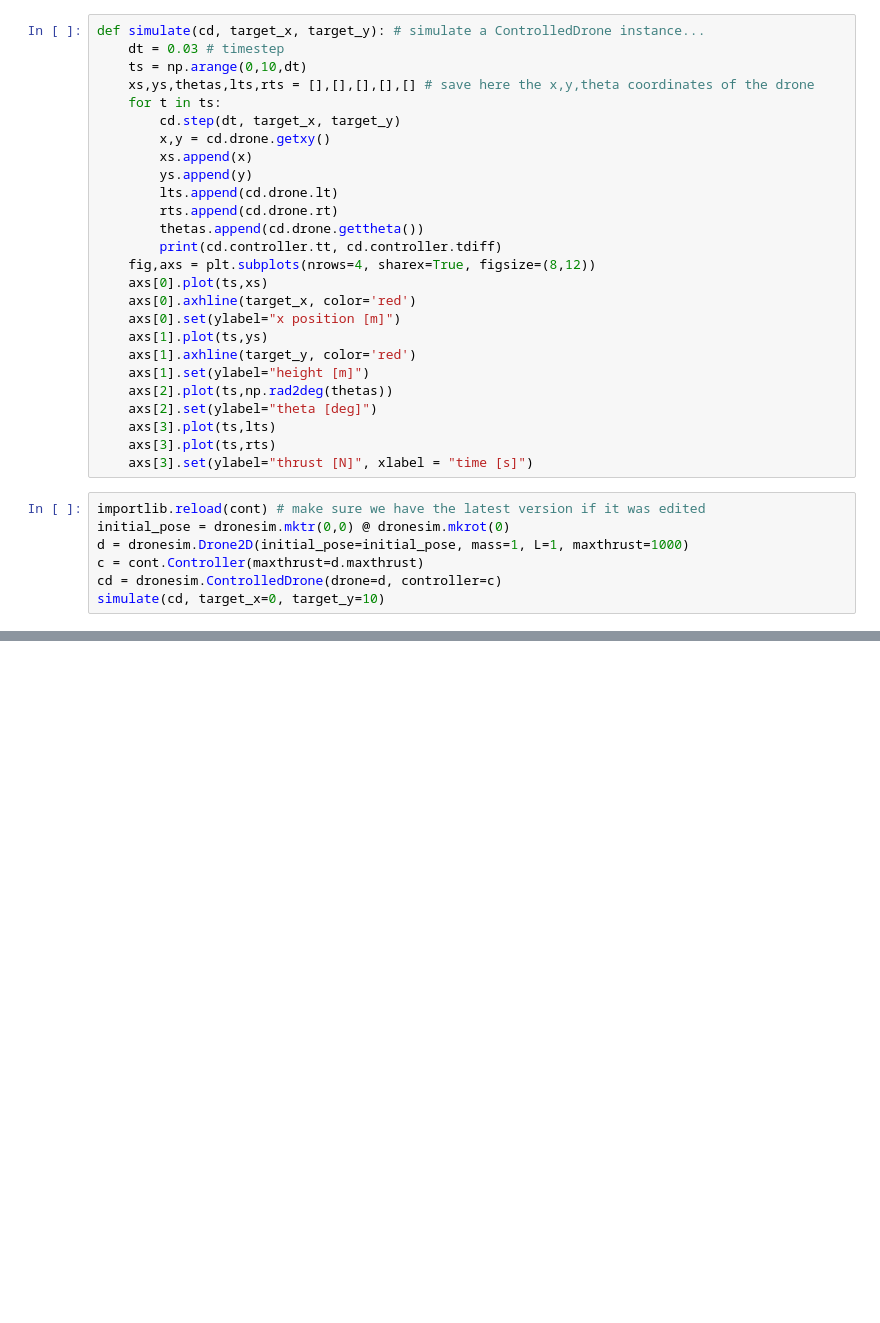
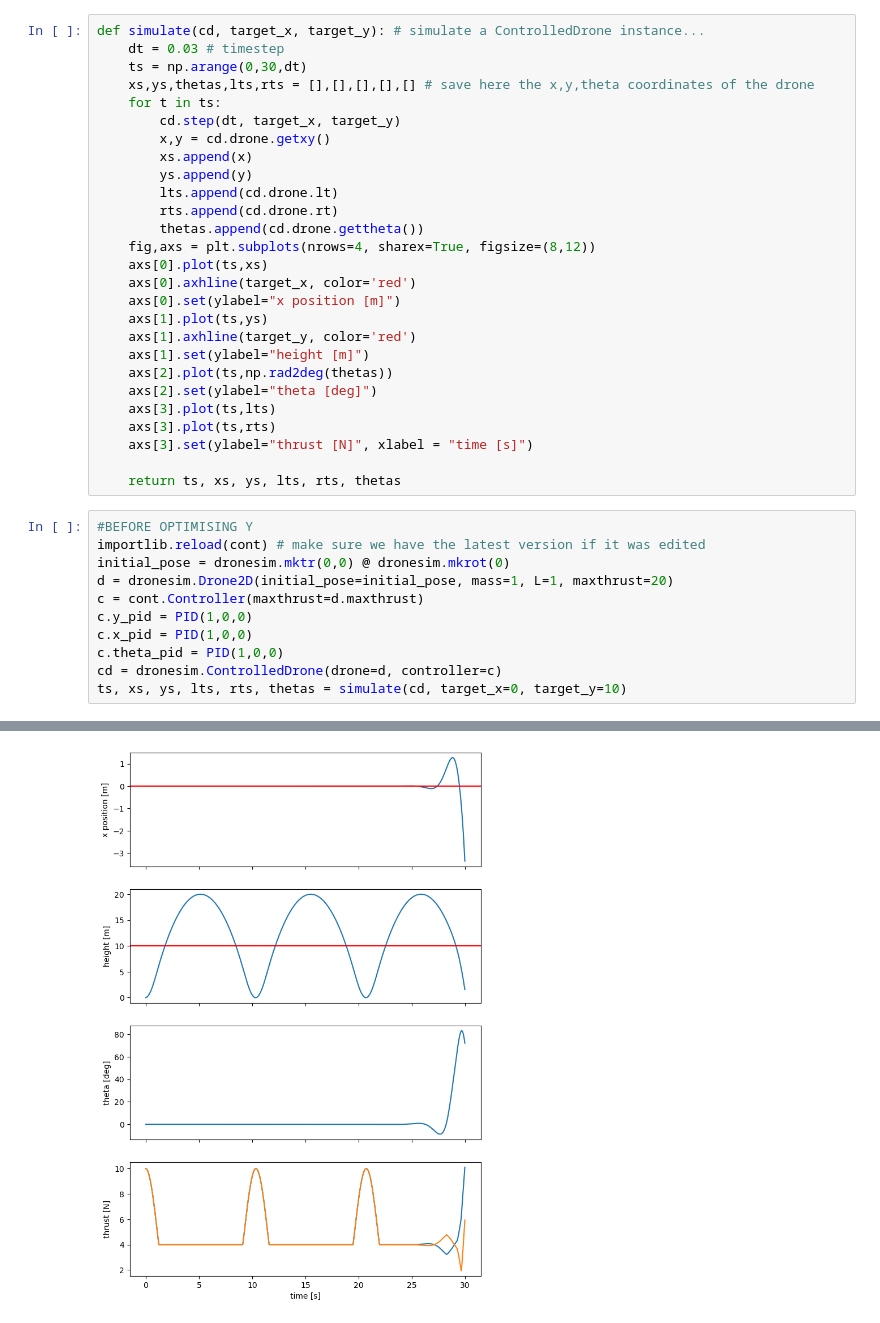
Before and after one commit to giacometti-r/RoboticsProj2023, a Jupyter notebook: 2d_drone/pid_tuning.ipynb, the cells around one changed output, grey strips where cells are left out. Saved outputs shown, nothing was run; the diff lists cells and outputs as text; blank space fills up the shorter version.

Commit message:
trying to implement controller

```diff
--- a/2d_drone/pid_tuning.ipynb
+++ b/2d_drone/pid_tuning.ipynb
@@ -9,7 +11,7 @@ import good_controller as cont
 # %%
 def simulate(cd, target_x, target_y): # simulate a ControlledDrone instance...
     dt = 0.03 # timestep
-    ts = np.arange(0,10,dt)
+    ts = np.arange(0,30,dt)
     xs,ys,thetas,lts,rts = [],[],[],[],[] # save here the x,y,theta coordinates of the drone
     for t in ts:
         cd.step(dt, target_x, target_y)
@@ -19,7 +21,6 @@ def simulate(cd, target_x, target_y): # simulate a ControlledDrone instance...
         lts.append(cd.drone.lt)
         rts.append(cd.drone.rt)
         thetas.append(cd.drone.gettheta())
-        print(cd.controller.tt, cd.controller.tdiff)
     fig,axs = plt.subplots(nrows=4, sharex=True, figsize=(8,12))
     axs[0].plot(ts,xs)
     axs[0].axhline(target_x, color='red')
@@ -32,11 +33,17 @@ def simulate(cd, target_x, target_y): # simulate a ControlledDrone instance...
     axs[3].plot(ts,lts)
     axs[3].plot(ts,rts)
     axs[3].set(ylabel="thrust [N]", xlabel = "time [s]")
+
+    return ts, xs, ys, lts, rts, thetas
 # %%
+#BEFORE OPTIMISING Y
 importlib.reload(cont) # make sure we have the latest version if it was edited
 initial_pose = dronesim.mktr(0,0) @ dronesim.mkrot(0)
-d = dronesim.Drone2D(initial_pose=initial_pose, mass=1, L=1, maxthrust=1000)
+d = dronesim.Drone2D(initial_pose=initial_pose, mass=1, L=1, maxthrust=20)
 c = cont.Controller(maxthrust=d.maxthrust)
+c.y_pid = PID(1,0,0)
+c.x_pid = PID(1,0,0)
+c.theta_pid = PID(1,0,0)
 cd = dronesim.ControlledDrone(drone=d, controller=c)
-simulate(cd, target_x=0, target_y=10)
+ts, xs, ys, lts, rts, thetas = simulate(cd, target_x=0, target_y=10)
 # %% [output]
@@ -43,0 +50 @@ AttributeError: 'Controller' object has no attribute 'tt'
+[figure, added]
```
Also changed, not shown: parts of 10 cells of this notebook, 12 other files.
